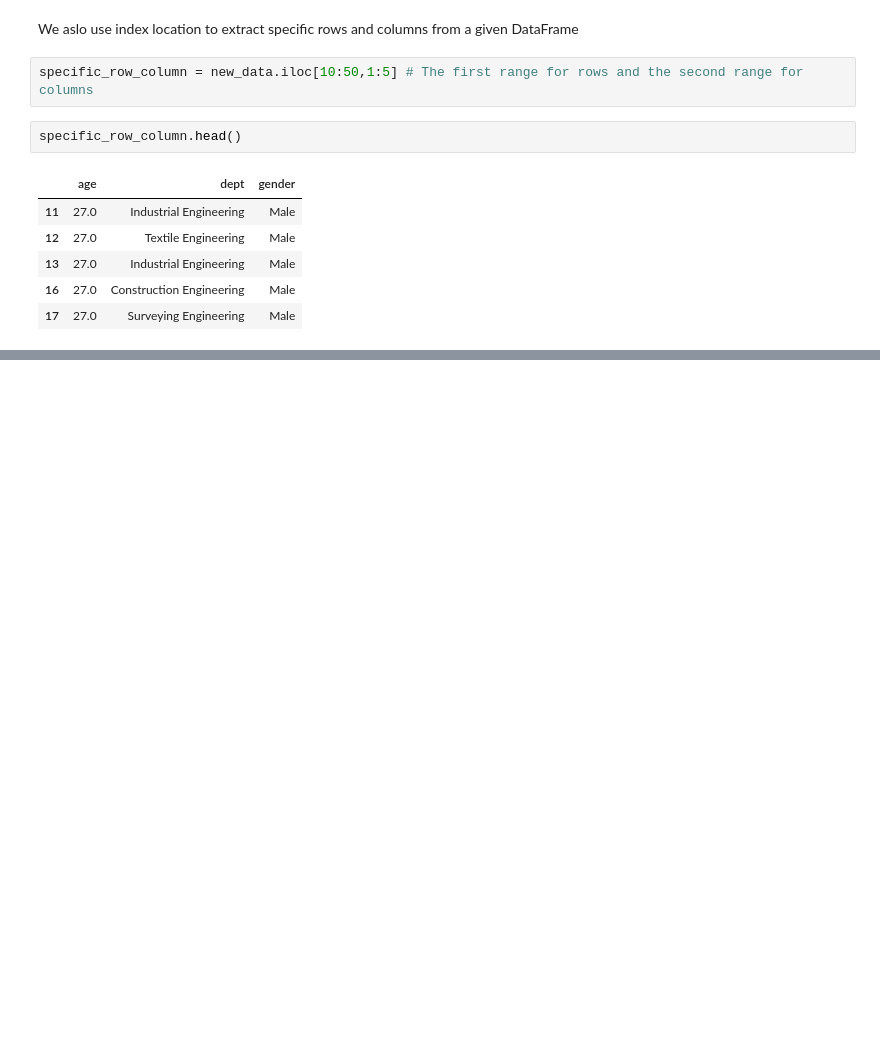
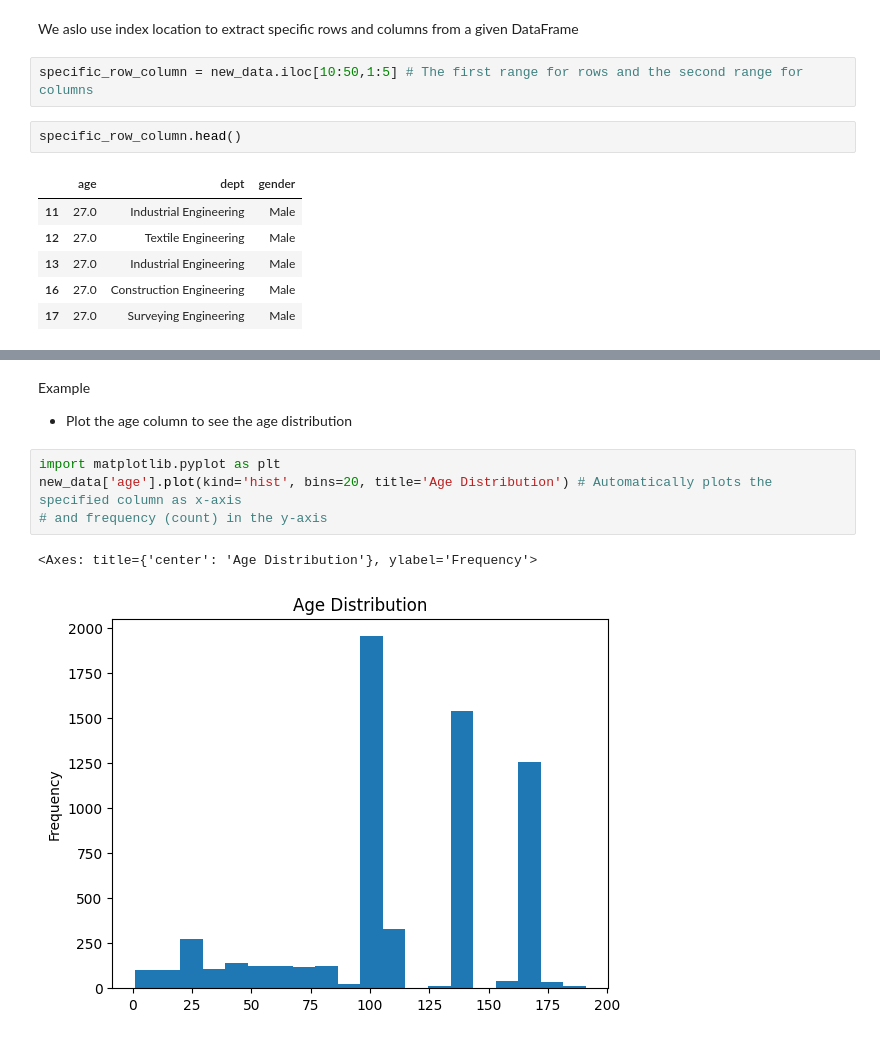
Before and after one commit to ake369/python_tutorial, a Jupyter notebook: notebooks/pandas.ipynb, the cells around one changed output, grey strips where cells are left out. Cells and saved outputs as stored; diff of their text form; blank space fills up the shorter version.

Commit message:
Matplotlib.pyplot with seaborn and pandas

```diff
--- a/notebooks/pandas.ipynb
+++ b/notebooks/pandas.ipynb
@@ -167,0 +184,10 @@ specific_row_column.head()
+# %% [markdown]
+Example
+* Plot the age column to see the age distribution
+# %%
+import matplotlib.pyplot as plt
+new_data['age'].plot(kind='hist', bins=20, title='Age Distribution') # Automatically plots the specified column as x-axis
+# and frequency (count) in the y-axis
+# %% [output]
+<Axes: title={'center': 'Age Distribution'}, ylabel='Frequency'>
+[figure, added]
```
Also changed, not shown: parts of 21 cells of this notebook.
